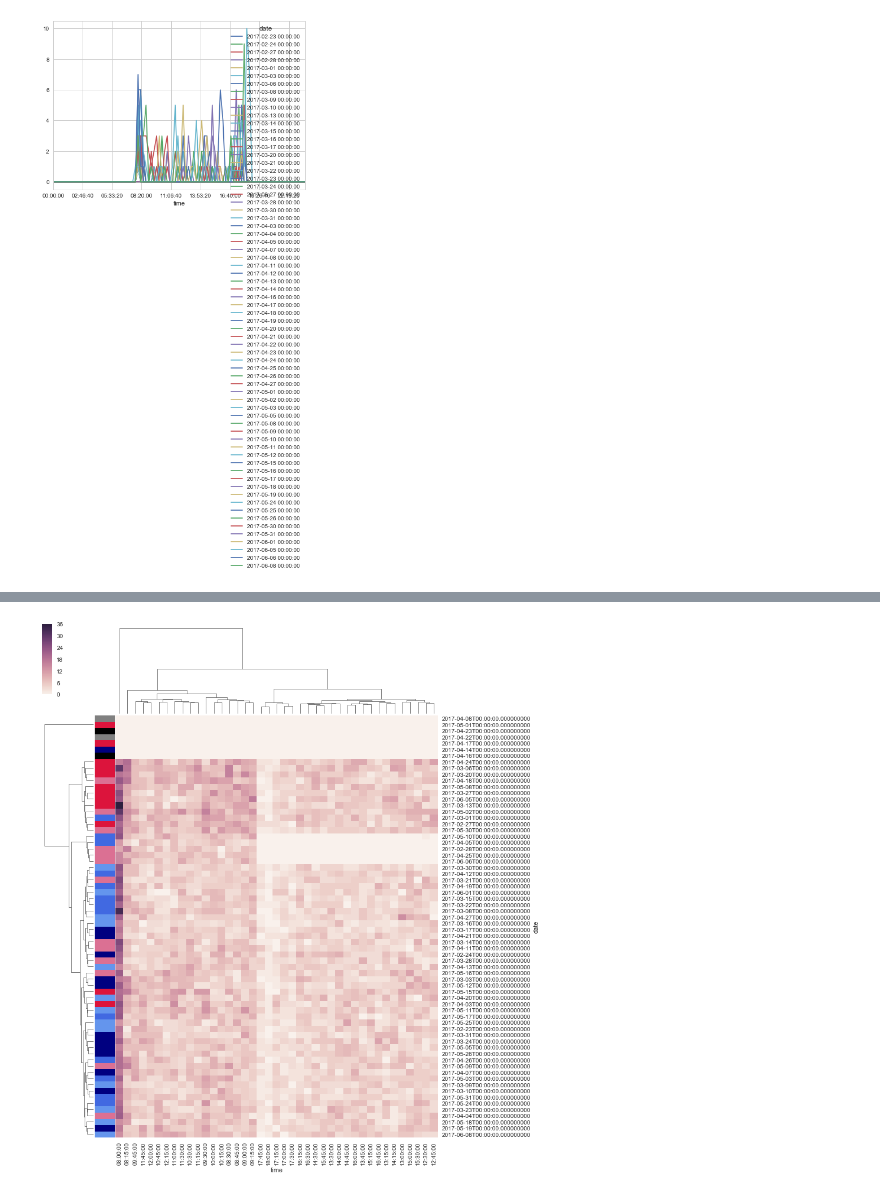
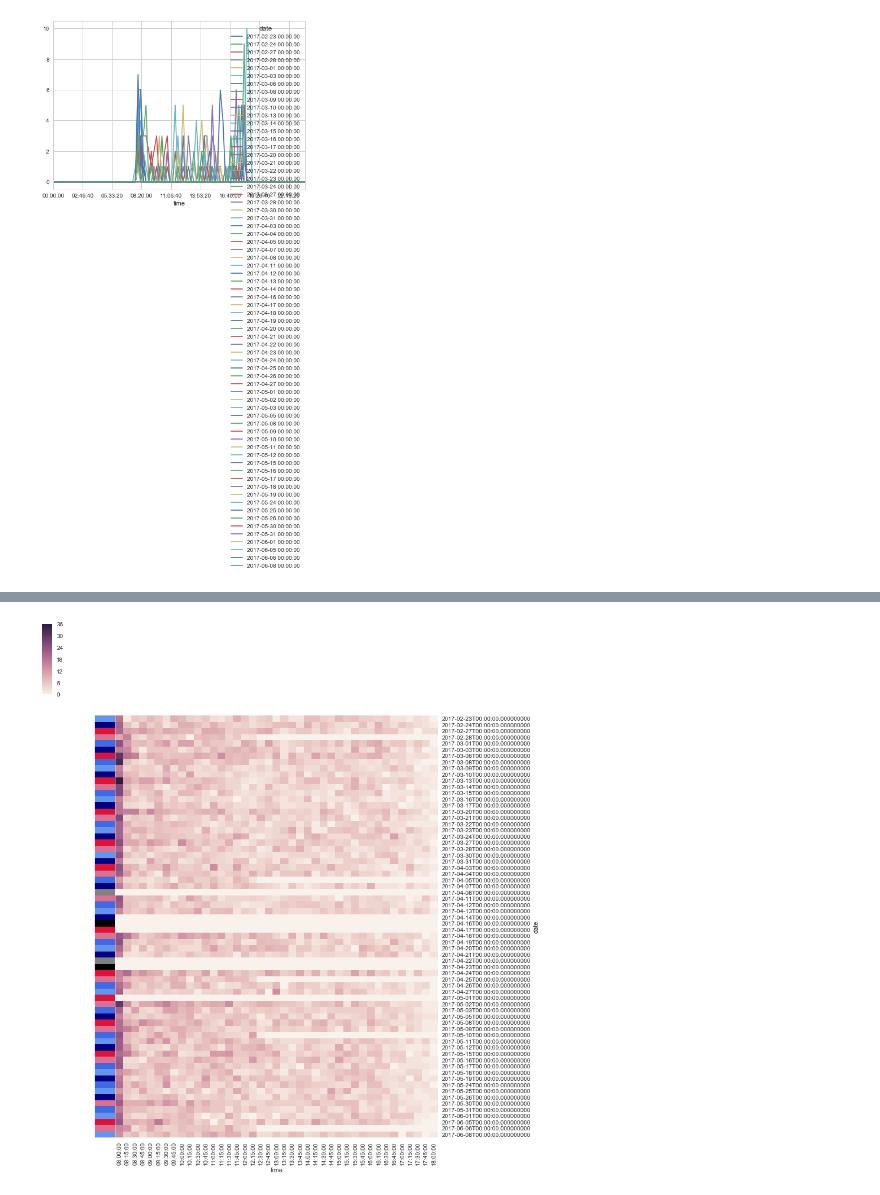
Before and after one commit to haematologic/clindev-phonecall, a Jupyter notebook: notebooks/Phonecall_challenge.ipynb, the cells around one changed output, grey strips where cells are left out. Cells and saved outputs as stored; diff of their text form; code cells hidden in the pictures.

```diff
--- a/notebooks/Phonecall_challenge.ipynb
+++ b/notebooks/Phonecall_challenge.ipynb
@@ -92,9 +92,11 @@ def parse_time_to_timedelta(df):
         if re.search(r'time$', col, re.I):
             try:
                 df[col] = df[col].map(lambda x: pd.to_timedelta(x))
+#                 print("{} parsed to 'timedelta64'".format(col))
             except:
                 raise TypeError('cannot parse "{}" to time'.format(col))
-
+            if df[col].dtype != '<m8[ns]':
+                print(col)
     return df
 
 
@@ -115,6 +117,7 @@ def concat_data(filepaths):
 
 agent_data = concat_data(agent_files)
 print(agent_data.shape)
+# agent_data.to_csv('../raw_data/agent_data.tsv', sep='\t')
 agent_data.head(10)
 # %% [output]
 (272, 6)
@@ -256,0 +278,3 @@ group_data.head(10)
+# %%
+group_data['avg wait time'] = group_data['avg wait time'].astype('timedelta64[s]')
+group_data.head()
@@ -428,16 +463,16 @@ DatetimeIndex(['2017-02-23', '2017-02-24', '2017-02-27', '2017-02-28',
 # %%
 query = group_data['num calls answered'].unstack('date')
 day_of_week = [x.weekday() for x in group_data['num calls answered'].unstack('date').T.index]
 mask = np.logical_and(query.index >= datetime(1900,1,1,8,0,0).time(), query.index < datetime(1900,1,1,18,15,0).time())
 query = pd.DataFrame(query, index=query.index)
 
 # fig, ax = plt.subplots(figsize=(12,16))
 day_to_color = {0:'Crimson', 1:'PaleVioletRed', 2:'RoyalBlue', 3:'CornflowerBlue', 4:'Navy', 5:'Grey', 6:'Black'}
 day_colors = [day_to_color[day] for day in day_of_week]
-g = sns.clustermap(query[mask].T, col_cluster=True, figsize=(12,16), method='ward', row_colors=day_colors)
+g = sns.clustermap(query[mask].T, col_cluster=False, row_cluster=False, figsize=(12,16), method='ward', row_colors=day_colors)
 plt.setp(g.ax_heatmap.get_yticklabels(), rotation=0,);
 # %% [output]
-[figure, old version]
+[figure, new version]
 # %%
 # fig, ax = plt.subplots(figsize=(16,8))
 # unstacked = q.unstack('date')
```
Also changed, not shown: parts of 27 cells of this notebook.
